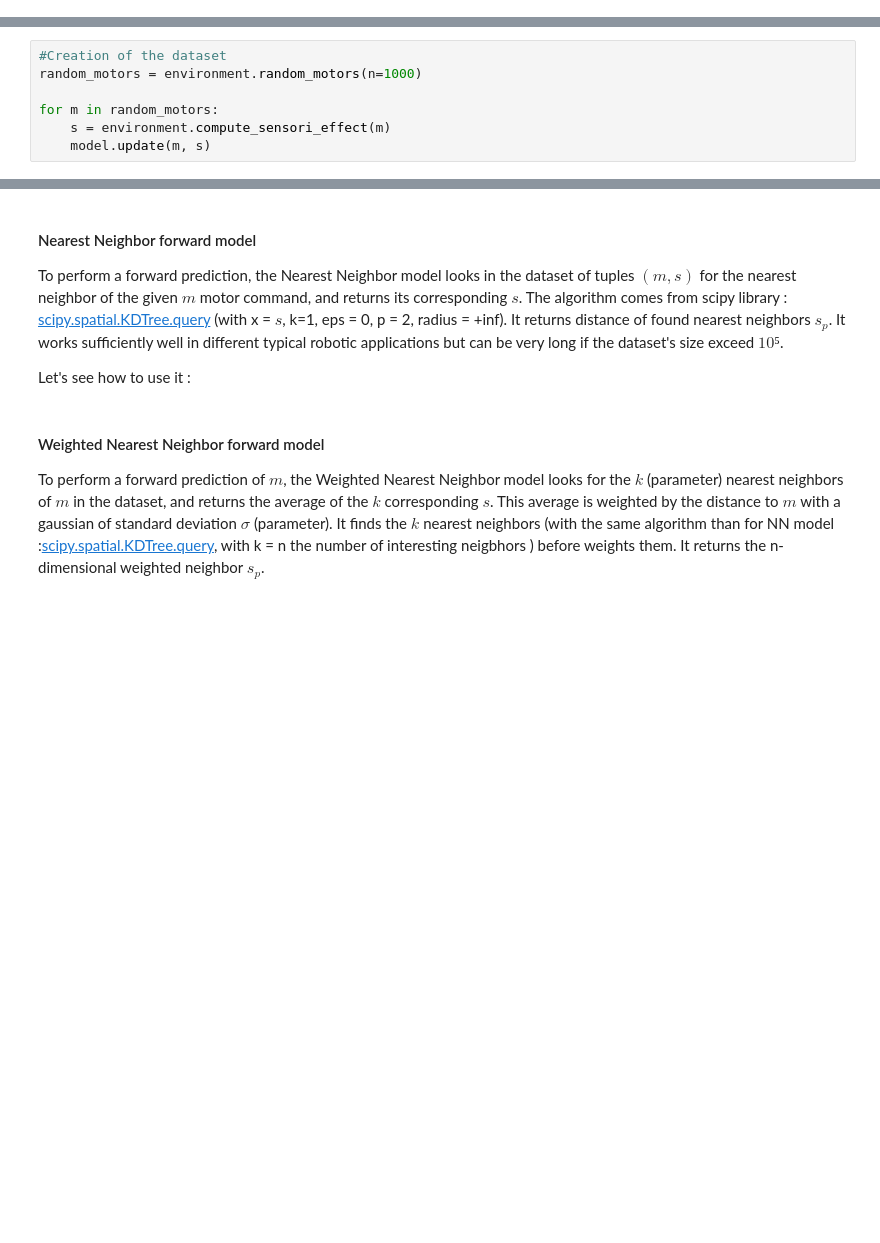
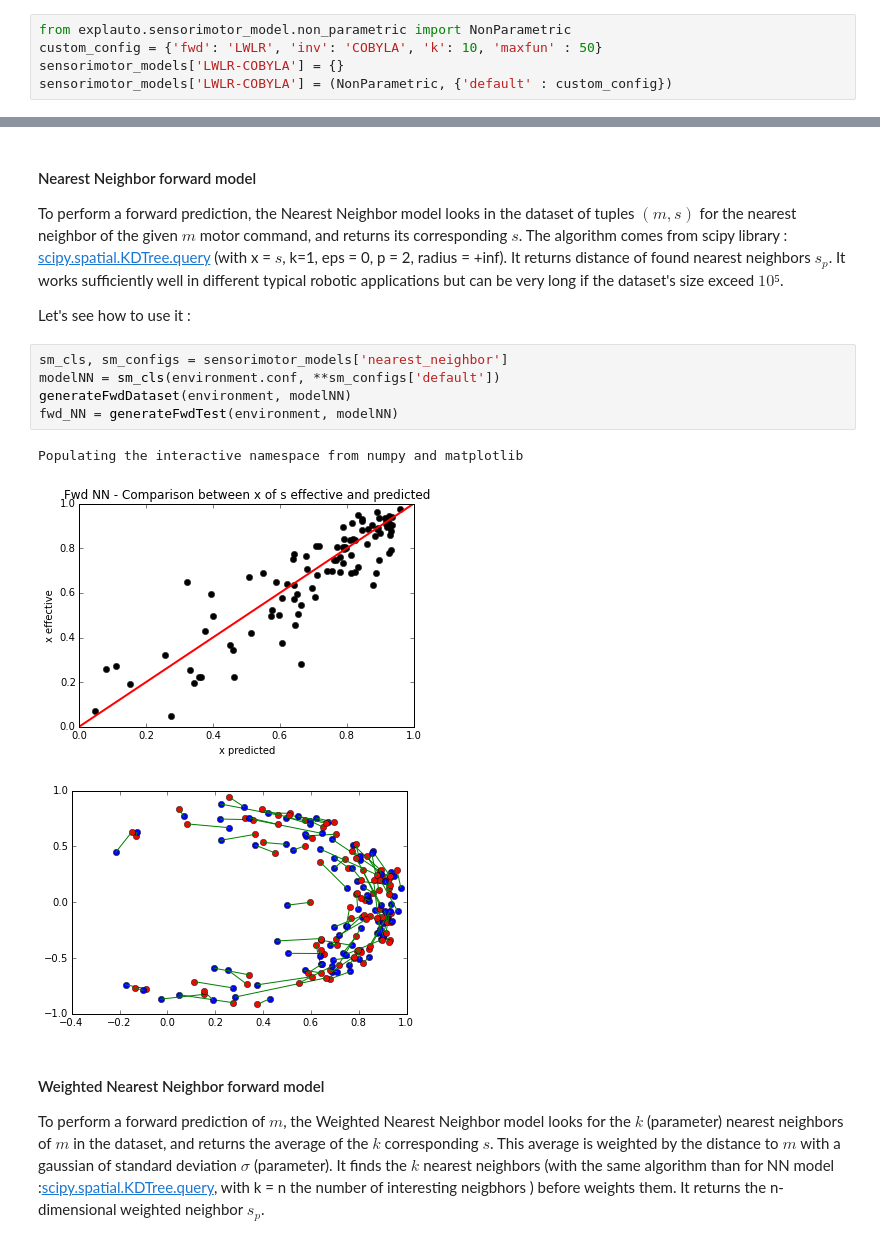
Before and after one commit to flowersteam/explauto, a Jupyter notebook: notebook/comparing_sensorimotor_models_non_parametric.ipynb, the cells around one changed output, grey strips where cells are left out. Cells and saved outputs as stored; diff of their text form; blank space fills up the shorter version.

```diff
--- a/notebook/comparing_sensorimotor_models_non_parametric.ipynb
+++ b/notebook/comparing_sensorimotor_models_non_parametric.ipynb
@@ -62,0 +52,5 @@ Each model have its own caracteristics. In order to know what are they :
+# %%
+from explauto.sensorimotor_model.non_parametric import NonParametric
+custom_config = {'fwd': 'LWLR', 'inv': 'COBYLA', 'k': 10, 'maxfun' : 50}
+sensorimotor_models['LWLR-COBYLA'] = {}
+sensorimotor_models['LWLR-COBYLA'] = (NonParametric, {'default' : custom_config})
@@ -94,7 +80,0 @@ For each of these models it is necessary to load the mode with the appropriate m
-# %%
-#Creation of the dataset
-random_motors = environment.random_motors(n=1000)
-
-for m in random_motors:
-    s = environment.compute_sensori_effect(m)
-    model.update(m, s)
@@ -132,6 +180,15 @@ The algorithm comes from scipy library : [scipy.spatial.KDTree.query](http://doc
 It works sufficiently well in different typical robotic applications but can be very long if the dataset's size exceed $10⁵$.
 
 Let's see how to use it :
+# %%
+sm_cls, sm_configs = sensorimotor_models['nearest_neighbor']
+modelNN = sm_cls(environment.conf, **sm_configs['default'])
+generateFwdDataset(environment, modelNN)
+fwd_NN = generateFwdTest(environment, modelNN)
+# %% [output]
+Populating the interactive namespace from numpy and matplotlib
+[figure, added]
+[figure, added]
 # %% [markdown]
 #### Weighted Nearest Neighbor forward model
 
```
Also changed, not shown: parts of 39 cells of this notebook.
